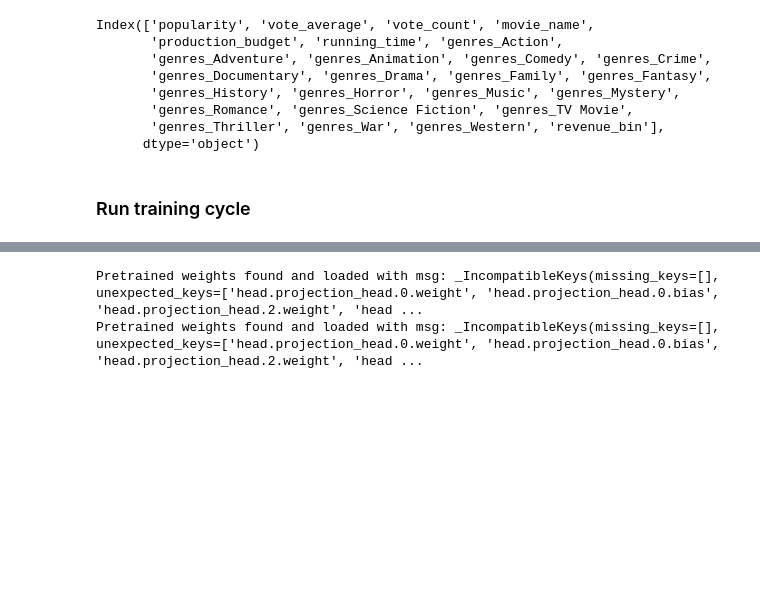
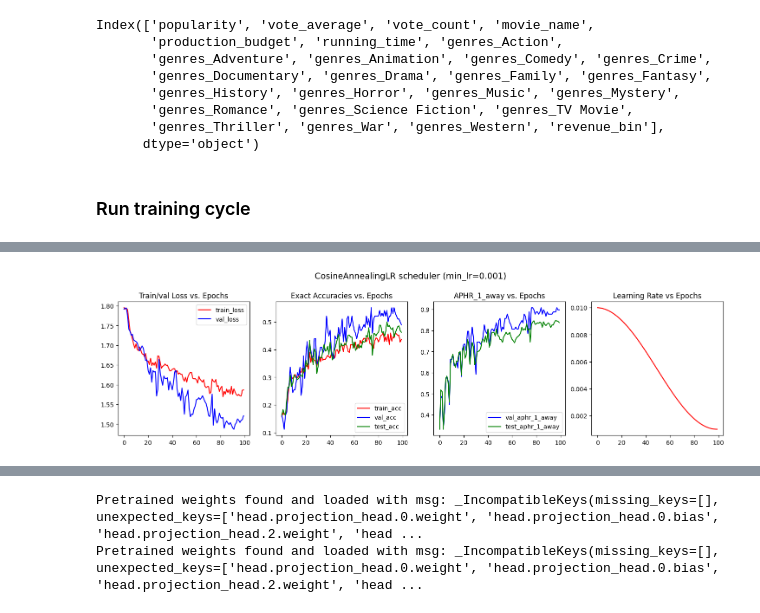
Before and after one commit to dylandao99/CSC413-Project, a Jupyter notebook: main_revenue_predictor.ipynb, the cells around one changed output, grey strips where cells are left out. Cells and saved outputs as stored; diff of their text form; code cells hidden in the pictures; blank space fills up the shorter version.

```diff
--- a/main_revenue_predictor.ipynb
+++ b/main_revenue_predictor.ipynb
@@ -676,2 +687,4 @@ plateau_history = fit_one_cycle(rp_CNN, device, train_dl, val_dl, test_dl, torch
 # %%
-plot_history(cosine_history)
+plot_history(cosine_history, "CosineAnnealingLR scheduler (min_lr=0.001)")
+# %% [output]
+[figure, added]
```
Also changed, not shown: parts of 4 cells of this notebook.
